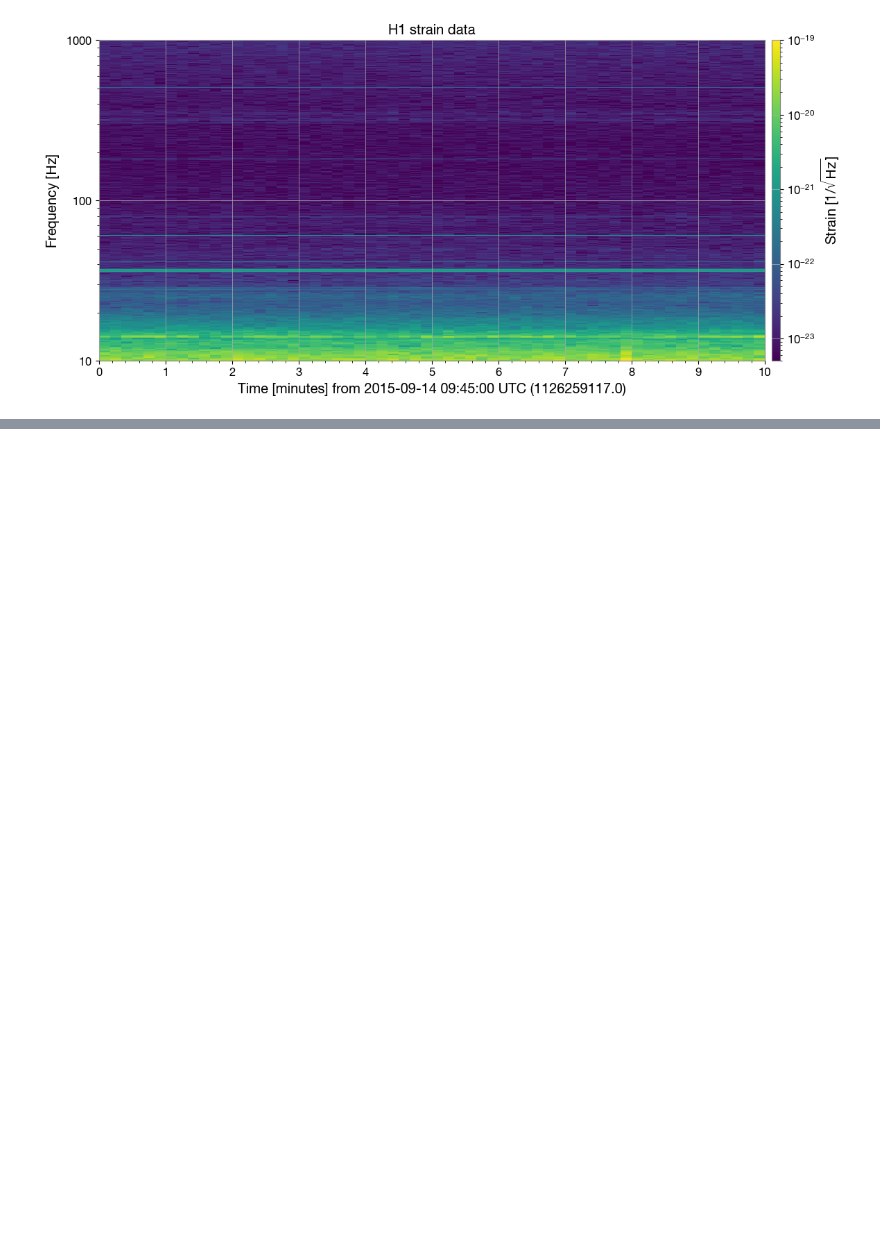
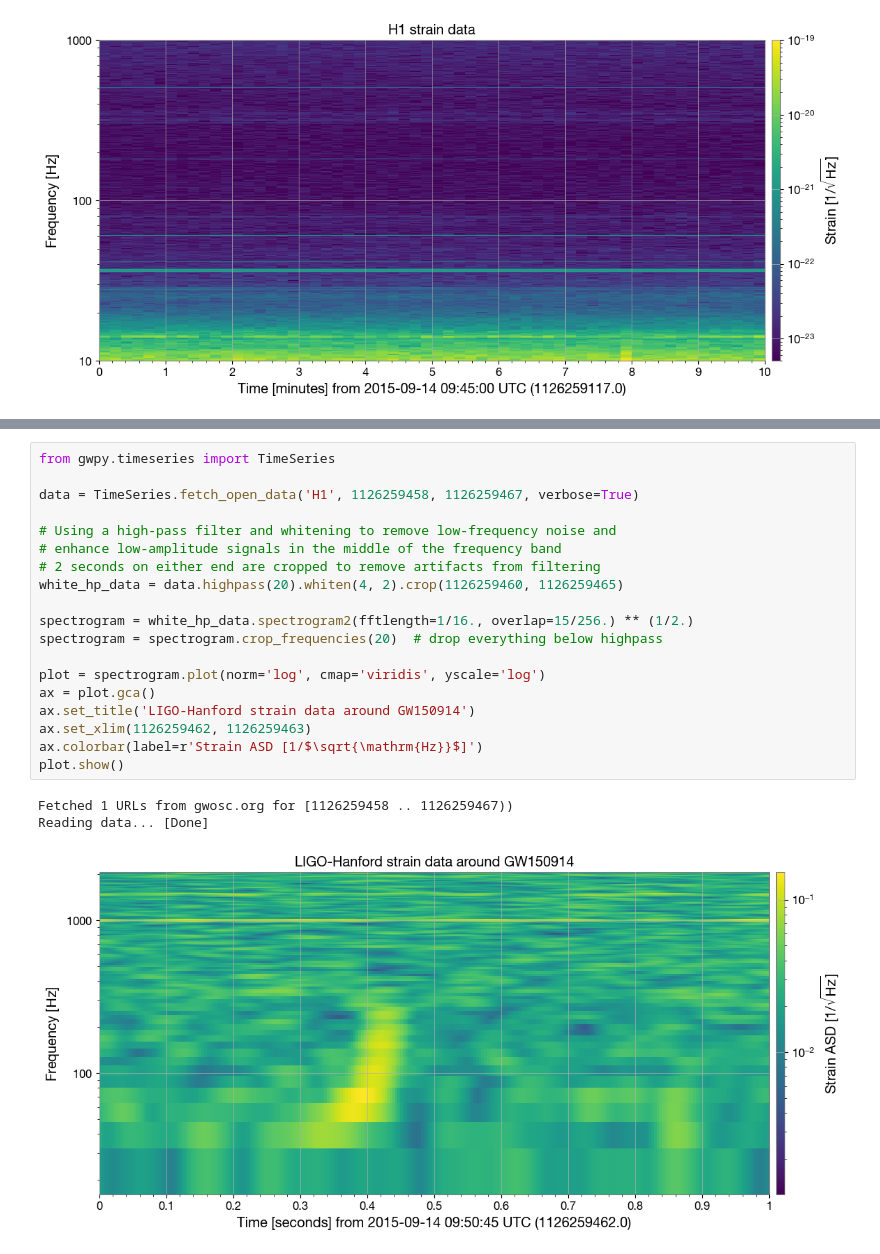
Before and after one commit to atcupps/GWInRP, a Jupyter notebook: preliminary exploration/spectrograms.ipynb, the cells around one changed output, grey strips where cells are left out. Saved outputs shown, nothing was run; the diff lists cells and outputs as text; blank space fills up the shorter version.

```diff
--- a/preliminary exploration/spectrograms.ipynb
+++ b/preliminary exploration/spectrograms.ipynb
@@ -42,0 +66,23 @@ plot_spectrogram(detector_data, 10, 5)
+# %%
+from gwpy.timeseries import TimeSeries
+
+data = TimeSeries.fetch_open_data('H1', 1126259458, 1126259467, verbose=True)
+
+# Using a high-pass filter and whitening to remove low-frequency noise and
+# enhance low-amplitude signals in the middle of the frequency band
+# 2 seconds on either end are cropped to remove artifacts from filtering
+white_hp_data = data.highpass(20).whiten(4, 2).crop(1126259460, 1126259465)
+
+spectrogram = white_hp_data.spectrogram2(fftlength=1/16., overlap=15/256.) ** (1/2.)
+spectrogram = spectrogram.crop_frequencies(20)  # drop everything below highpass
+
+plot = spectrogram.plot(norm='log', cmap='viridis', yscale='log')
+ax = plot.gca()
+ax.set_title('LIGO-Hanford strain data around GW150914')
+ax.set_xlim(1126259462, 1126259463)
+ax.colorbar(label=r'Strain ASD [1/$\sqrt{\mathrm{Hz}}$]')
+plot.show()
+# %% [output]
+Fetched 1 URLs from gwosc.org for [1126259458 .. 1126259467))
+Reading data... [Done]
+[figure, added]
```
Also changed, not shown: parts of 4 cells of this notebook, 3 other files.
